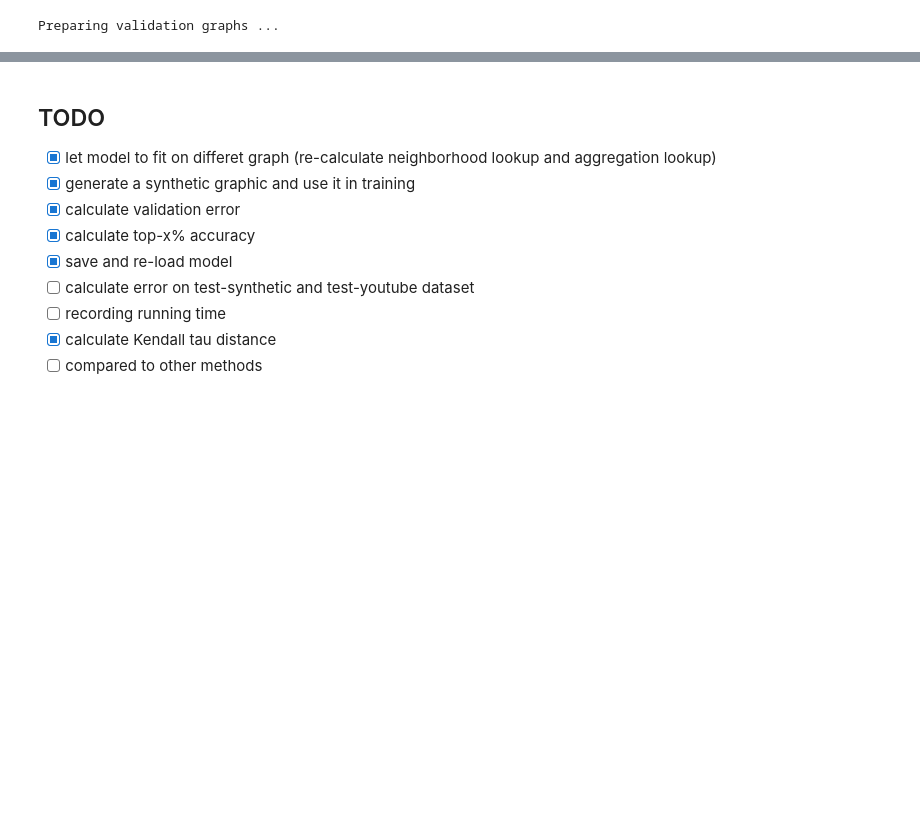
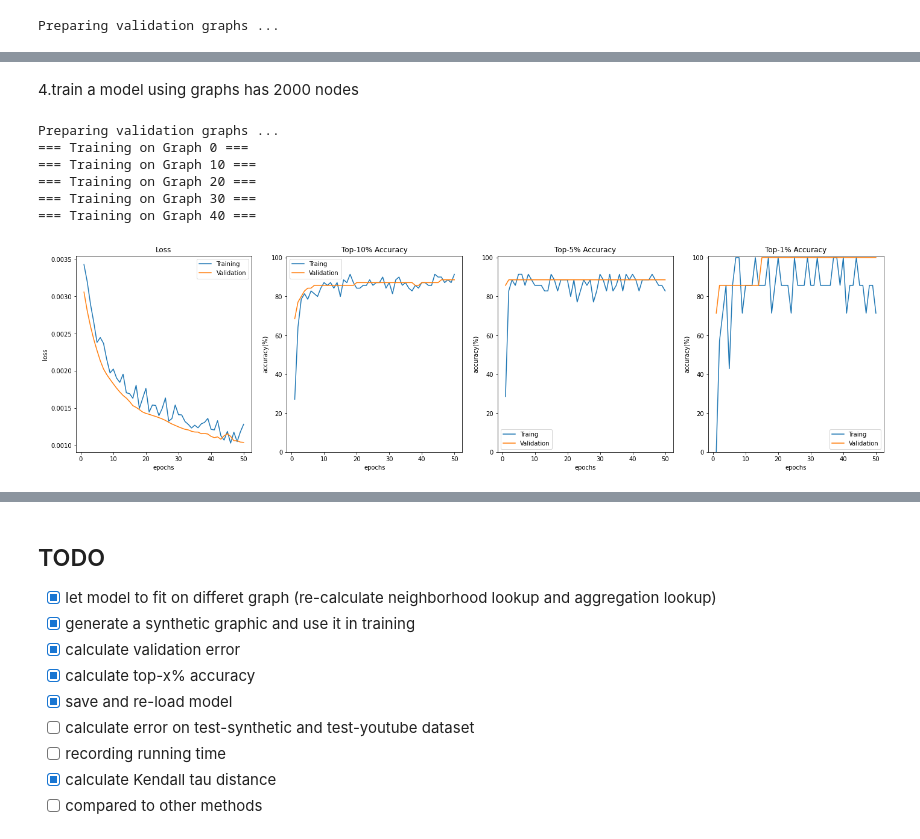
Before and after one commit to CrashedBboy/NCKU_MLG, a Jupyter notebook: homework1/MLG_Homework1.ipynb, the cells around one changed output, grey strips where cells are left out. Saved outputs shown, nothing was run; the diff lists cells and outputs as text; code cells hidden in the pictures; blank space fills up the shorter version.

```diff
--- a/homework1/MLG_Homework1.ipynb
+++ b/homework1/MLG_Homework1.ipynb
@@ -392,0 +534,15 @@ for ax in axs.flat:
+# %% [markdown]
+4.train a model using graphs has 2000 nodes
+# %%
+history_2000 = train_model(training_graphs=50, graph_nodes=2000, learning_rate=LEARNING_RATE,
+                epochs=1, validation_number=1,
+                input_dimension=INPUT_DIMENSION, embedding_dimension=EMBEDDING_DIMENSION,
+                save_path='./drbc_2000.pkl')
+# %% [output]
+Preparing validation graphs ...
+=== Training on Graph 0 ===
+=== Training on Graph 10 ===
+=== Training on Graph 20 ===
+=== Training on Graph 30 ===
+=== Training on Graph 40 ===
+[figure, added]
```
Also changed, not shown: parts of 28 cells of this notebook, 5 other files.
